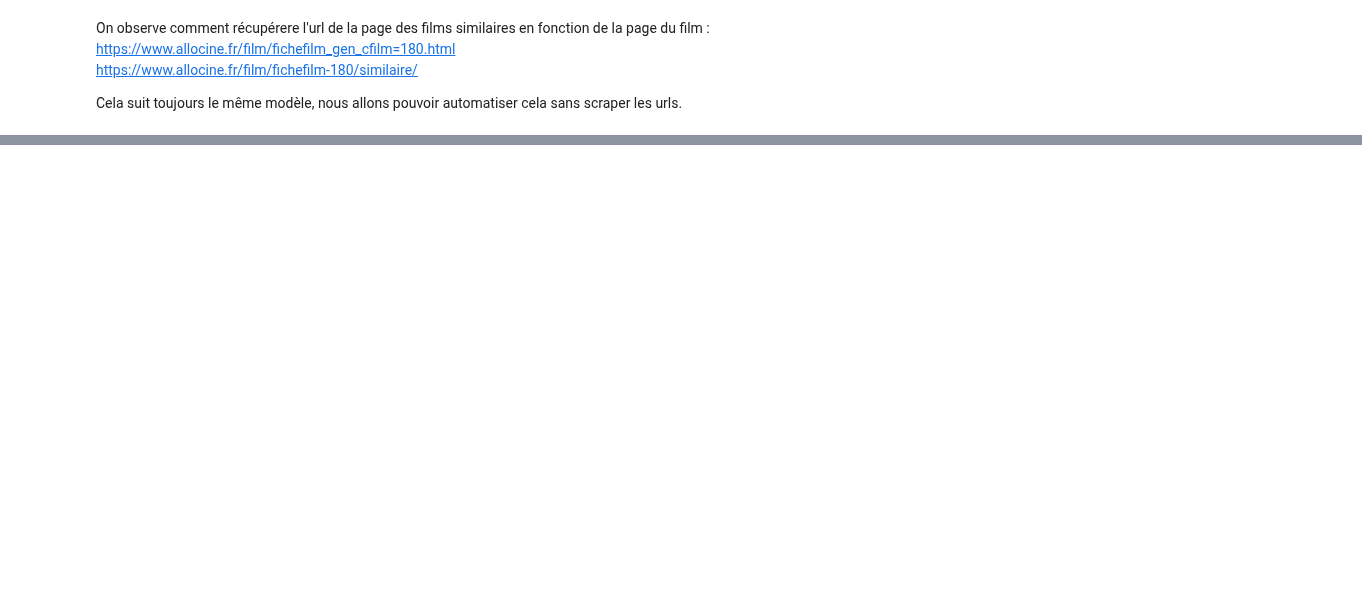
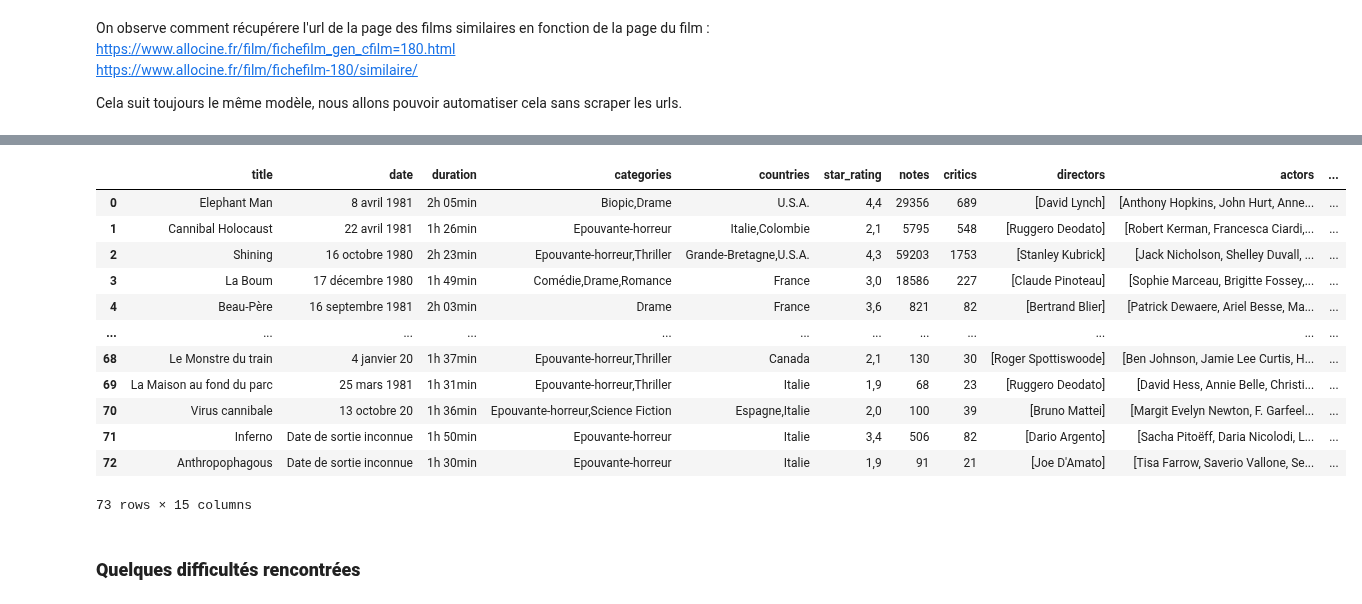
Before and after one commit to Franck-LF/projectBlock1, a Jupyter notebook: webscraping.ipynb, the cells around one changed output, grey strips where cells are left out. Drawn from its saved outputs; the diff is of its cells as text; code cells hidden in the pictures; blank space fills up the shorter version.

Commit message:
build a list of scrapped movies and a dataframe with all infos

```diff
--- a/webscraping.ipynb
+++ b/webscraping.ipynb
@@ -377,7 +377,7 @@ def scrap_movie(elt_movie, use_Selenium):
     star_rating, nb_notes, nb_critics = get_ratings(soup_movie, use_Selenium)
     # print("star rating:", star_rating, nb_notes, nb_critics)
     nb_critics = convert_to_integer(nb_critics)
-    if nb_critics < 20:
+    if nb_critics < nb_minimum_critics:
         print("Not enough critics, Do not scrape the movie:" , title)
         # print(url_movie)
         return 'Crit', None
@@ -392,7 +392,7 @@ def scrap_movie(elt_movie, use_Selenium):
 
     if 'Documentaire' in categories or 'Erotique' in categories or categories.strip() == 'Divers':
         print('We do not scrape those category film:', title)
-        # print(url_movie)
+        print(url_movie)
         return 'Cat', None
 
     print('Title:', title)
@@ -568,6 +568,7 @@ def convert_to_integer(str_nb_critics):
 
 # delete_thumbnails()
 
+nb_minimum_critics = 10
 use_Selenium = False
 
 # Create Selenium driver
@@ -617,10 +618,14 @@ for year, url_year in dict_year_link.items():
 if driver:
     driver.close()
 
+print("\n*** Scrapping summary ***")
 print("Nb movies scanned: ", counter_movies)
 print("Nb movies scrapped:", counter_scraped_movies)
-print("Not scrapped Crit: ", counter_not_scraped_not_enough_reviews)
-print("Not scrapped Cat:  ", counter_not_scraped_categories)
+
+if counter_not_scraped_not_enough_reviews:
+    print("Not scrapped Crit: ", counter_not_scraped_not_enough_reviews)
+if counter_not_scraped_categories:
+    print("Not scrapped Cat:  ", counter_not_scraped_categories)
 
 df_movies = pd.DataFrame(movies, columns = ['title', 'date', 'duration', 'categories', 'countries', 'star_rating', 'notes', 'critics',\
                                             'directors', 'actors', 'composers', 'summary', 'url_thumbnail', 'url_reviews', 'url_similar_movies'])
@@ -637,0 +661,18 @@ Title: Star Wars : Episode V - L'Empire contre-attaque
+# %%
+df_movies
+# %% [output]
+|  | title | date | duration | categories | countries | star_rating | notes | critics | directors | actors | ... |
+| 0 | Elephant Man | 8 avril 1981 | 2h 05min | Biopic,Drame | U.S.A. | 4,4 | 29356 | 689 | [David Lynch] | [Anthony Hopkins, John Hurt, Anne... | ... |
+| 1 | Cannibal Holocaust | 22 avril 1981 | 1h 26min | Epouvante-horreur | Italie,Colombie | 2,1 | 5795 | 548 | [Ruggero Deodato] | [Robert Kerman, Francesca Ciardi,... | ... |
+| 2 | Shining | 16 octobre 1980 | 2h 23min | Epouvante-horreur,Thriller | Grande-Bretagne,U.S.A. | 4,3 | 59203 | 1753 | [Stanley Kubrick] | [Jack Nicholson, Shelley Duvall, ... | ... |
+| 3 | La Boum | 17 décembre 1980 | 1h 49min | Comédie,Drame,Romance | France | 3,0 | 18586 | 227 | [Claude Pinoteau] | [Sophie Marceau, Brigitte Fossey,... | ... |
+| 4 | Beau-Père | 16 septembre 1981 | 2h 03min | Drame | France | 3,6 | 821 | 82 | [Bertrand Blier] | [Patrick Dewaere, Ariel Besse, Ma... | ... |
+| ... | ... | ... | ... | ... | ... | ... | ... | ... | ... | ... | ... |
+| 68 | Le Monstre du train | 4 janvier 20 | 1h 37min | Epouvante-horreur,Thriller | Canada | 2,1 | 130 | 30 | [Roger Spottiswoode] | [Ben Johnson, Jamie Lee Curtis, H... | ... |
+| 69 | La Maison au fond du parc | 25 mars 1981 | 1h 31min | Epouvante-horreur,Thriller | Italie | 1,9 | 68 | 23 | [Ruggero Deodato] | [David Hess, Annie Belle, Christi... | ... |
+| 70 | Virus cannibale | 13 octobre 20 | 1h 36min | Epouvante-horreur,Science Fiction | Espagne,Italie | 2,0 | 100 | 39 | [Bruno Mattei] | [Margit Evelyn Newton, F. Garfeel... | ... |
+| 71 | Inferno | Date de sortie inconnue | 1h 50min | Epouvante-horreur | Italie | 3,4 | 506 | 82 | [Dario Argento] | [Sacha Pitoëff, Daria Nicolodi, L... | ... |
+| 72 | Anthropophagous | Date de sortie inconnue | 1h 30min | Epouvante-horreur | Italie | 1,9 | 91 | 21 | [Joe D'Amato] | [Tisa Farrow, Saverio Vallone, Se... | ... |
+73 rows × 15 columns
+# %% [markdown]
+### **Quelques difficultés rencontrées**
```
Also changed, not shown: parts of 5 cells of this notebook.
